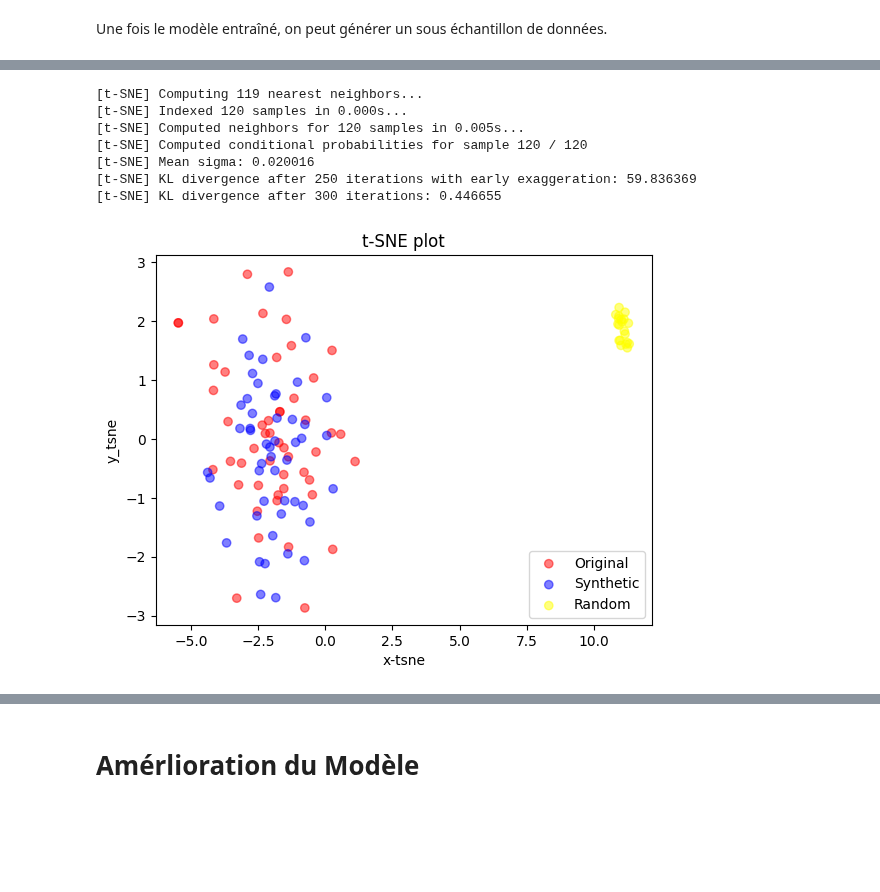
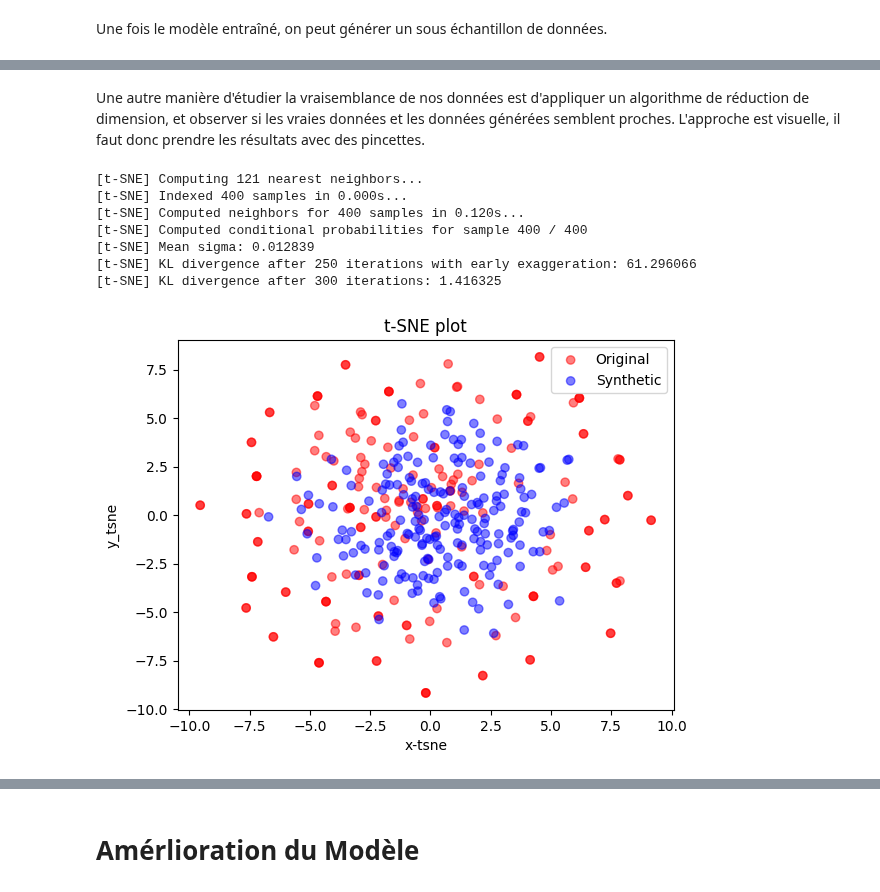
Before and after one commit to QMoayedpour/statapp-hsbc, a Jupyter notebook: gan_cnn.ipynb, the cells around one changed output, grey strips where cells are left out. Cells and saved outputs as stored; diff of their text form; code cells hidden in the pictures; blank space fills up the shorter version.

```diff
--- a/gan_cnn.ipynb
+++ b/gan_cnn.ipynb
@@ -58,7 +59,7 @@ D_opt = optim.RMSprop(discriminator.parameters(), lr=lr_b)
 D_scheduler = optim.lr_scheduler.CyclicLR(D_opt, base_lr = lr_a, max_lr= 8e-5, step_size_up=100, step_size_down=900, mode ='triangular')
 G_scheduler = optim.lr_scheduler.CyclicLR(G_opt, base_lr = lr_b, max_lr= 6e-5, step_size_up=100, step_size_down=900, mode ='triangular')
 
-epochs = 50
+epochs = 100
 batch_size = 128*2
 use_cuda = torch.cuda.is_available()
 scorepath = './model'
@@ -93,2 +89,0 @@ show_examples(train.real_lines, train.fake_lines, size=4)
-# %%
-train.G.load_state_dict(torch.load("./model/gen_epoch30.pt"))
@@ -133,16 +212,18 @@ simple_plot(true_y[2300:])
+# %% [markdown]
+Une autre manière d'étudier la vraisemblance de nos données est d'appliquer un algorithme de réduction de dimension, et observer si les vraies données et les données générées semblent proches. L'approche est visuelle, il faut donc prendre les résultats avec des pincettes.
 # %%
 fake , real = train.data.get_samples(G = train.G, latent_dim = train.latent_dim, ts_dim = train.ts_dim,
-                    batch_size=50, conditional= train.conditional, use_cuda=True, data = train.data)
-fake = fake/5
+                    batch_size=200, conditional= train.conditional, use_cuda=True, data = train.data)
+fake = fake/3
 real_array = real.float().cpu().detach().numpy()
 fake_array = fake.float().cpu().detach().numpy()
-plot_tsne(real_array,fake_array, random=True)
+plot_tsne(real_array,fake_array, random=False)
 # %% [output]
-[t-SNE] Computing 119 nearest neighbors...
-[t-SNE] Indexed 120 samples in 0.000s...
-[t-SNE] Computed neighbors for 120 samples in 0.005s...
-[t-SNE] Computed conditional probabilities for sample 120 / 120
-[t-SNE] Mean sigma: 0.020016
-[t-SNE] KL divergence after 250 iterations with early exaggeration: 59.836369
-[t-SNE] KL divergence after 300 iterations: 0.446655
+[t-SNE] Computing 121 nearest neighbors...
+[t-SNE] Indexed 400 samples in 0.000s...
+[t-SNE] Computed neighbors for 400 samples in 0.120s...
+[t-SNE] Computed conditional probabilities for sample 400 / 400
+[t-SNE] Mean sigma: 0.012839
+[t-SNE] KL divergence after 250 iterations with early exaggeration: 61.296066
+[t-SNE] KL divergence after 300 iterations: 1.416325
-[figure, old version]
+[figure, new version]
```
Also changed, not shown: parts of 33 cells of this notebook, 5 other files.
